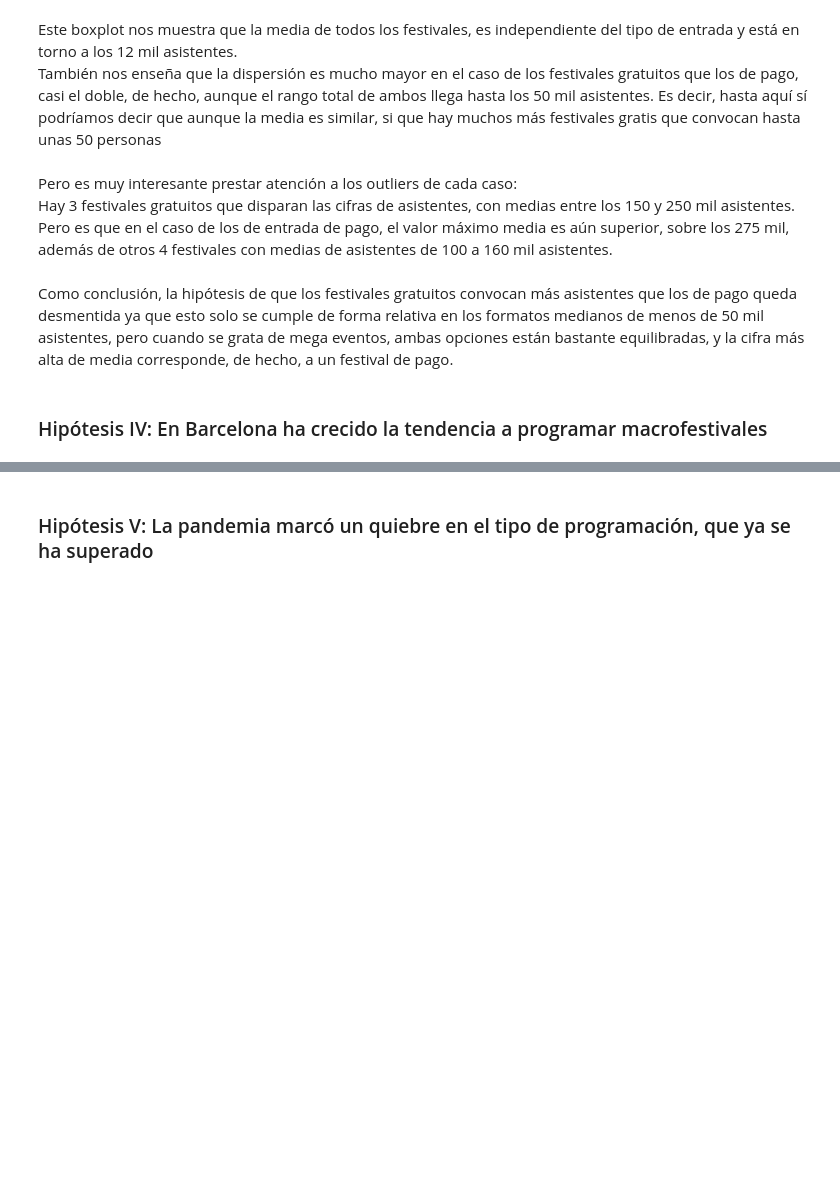
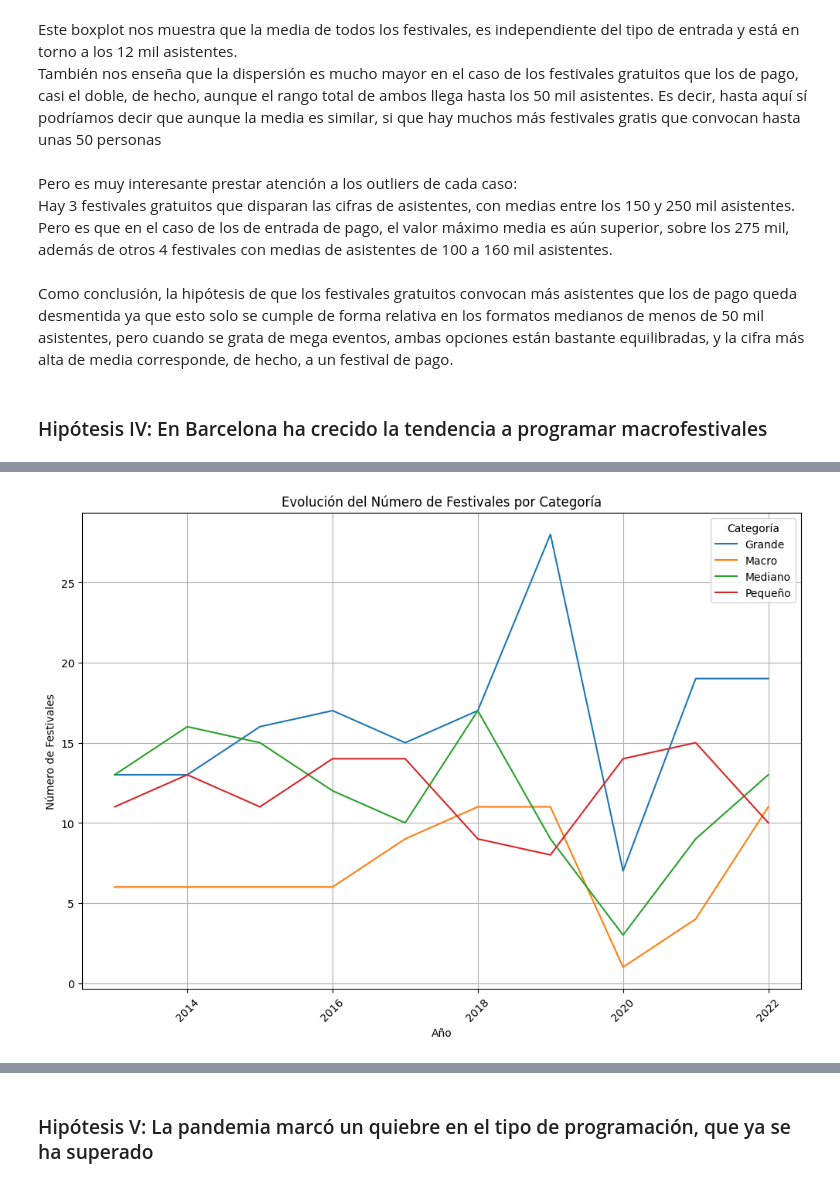
Before and after one commit to marosor/ONLINE_DS_THEBRIDGE_marosor, a Jupyter notebook: EDA/Memoria EDA.ipynb, the cells around one changed output, grey strips where cells are left out. Cells and saved outputs as stored; diff of their text form; code cells hidden in the pictures; blank space fills up the shorter version.

```diff
--- a/EDA/Memoria EDA.ipynb
+++ b/EDA/Memoria EDA.ipynb
@@ -72,6 +72,20 @@ def plot_media_asist_boxplots(df):
     plt.ylabel('Media de Asistentes')
     plt.xticks(rotation=45)
     plt.show()
+# %%
+q25 = round(festivales_decada["Asistentes"].quantile(0.25), -2)
+q50 = round(festivales_decada["Asistentes"].quantile(0.50), -2)
+q85 = round(festivales_decada["Asistentes"].quantile(0.85), -2)
+
+def clasificar_festival(asistentes):
+    if asistentes <= q25:
+        return 'Pequeño'
+    elif asistentes <= q50:
+        return 'Mediano'
+    elif asistentes <= q85:
+        return 'Grande'
+    else:
+        return 'Macro'
 # %% [markdown]
 #### Importación de datos
 Y estas son las tablas que he usado como punto de partida para mi EDA:
@@ -318,0 +351,18 @@ Como conclusión, la hipótesis de que los festivales gratuitos convocan más as
+# %%
+
+media_asistentes = festivales_decada.groupby(['NomDelFestival', 'Any'])['Asistentes'].mean().reset_index()
+media_asistentes['Categoria'] = media_asistentes['Asistentes'].apply(clasificar_festival)
+evolución_categorías = media_asistentes.groupby(['Any', 'Categoria']).size().unstack(fill_value=0)
+
+plt.figure(figsize=(12, 8))
+for category in evolución_categorías.columns:
+    sns.lineplot(data=evolución_categorías, x=evolución_categorías.index, y=category, label=category)
+plt.title('Evolución del Número de Festivales por Categoría')
+plt.xlabel('Año')
+plt.ylabel('Número de Festivales')
+plt.legend(title='Categoría')
+plt.grid(True)
+plt.xticks(rotation=45)
+plt.show()
+# %% [output]
+[figure, added]
```
Also changed, not shown: parts of 7 cells of this notebook.
